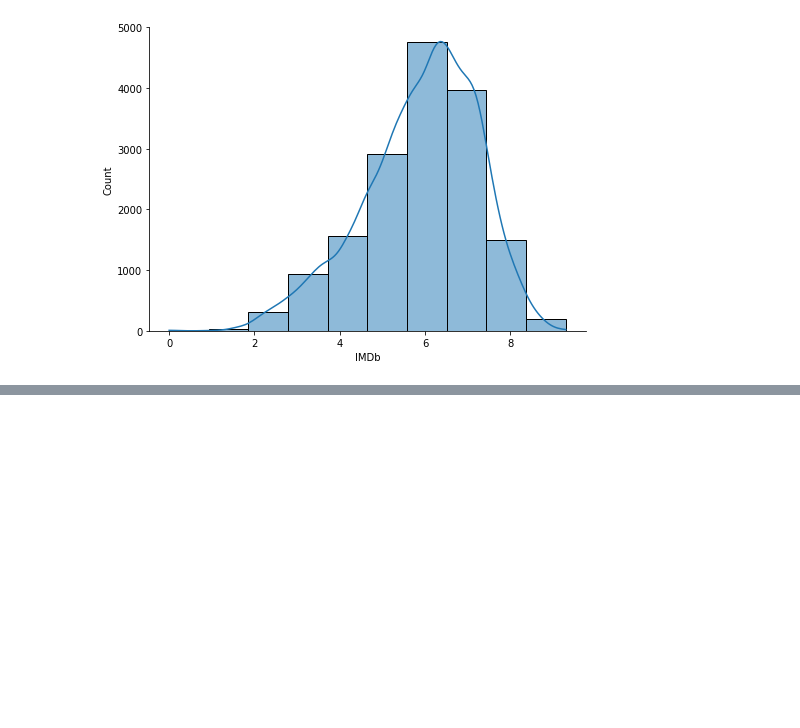
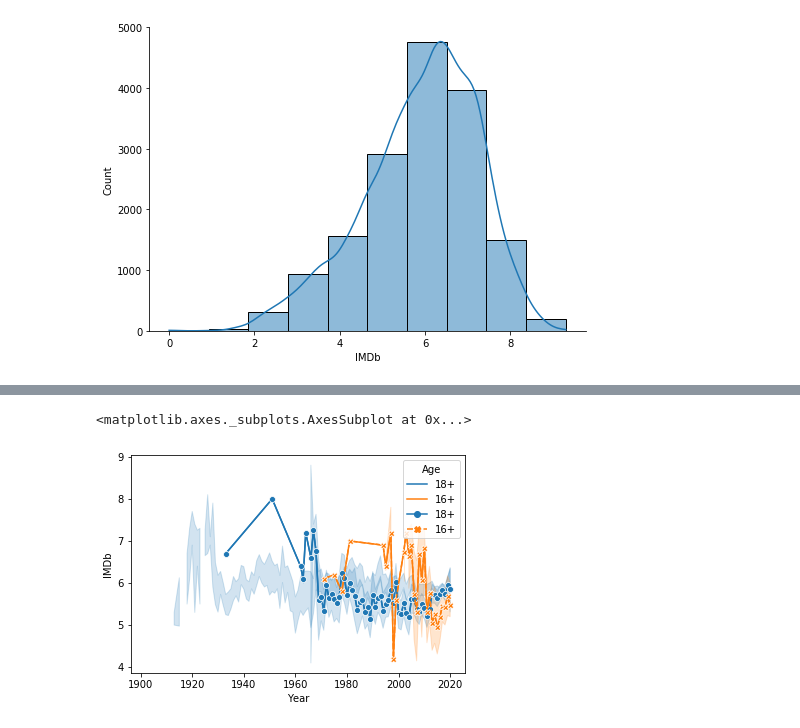
Before and after one commit to rabuhassan/my_python_adventures, a Jupyter notebook: PA419 Creating Plots with Seaborn.ipynb, the cells around one changed output, grey strips where cells are left out. Cells and saved outputs as stored; diff of their text form; code cells hidden in the pictures; blank space fills up the shorter version.

```diff
--- a/PA419 Creating Plots with Seaborn.ipynb
+++ b/PA419 Creating Plots with Seaborn.ipynb
@@ -234,0 +252,13 @@ plt.show()
+# %%
+sns.lineplot(x = 'Year', y = 'IMDb', data=movies_list, linewidth=0)
+
+sns.lineplot(x = 'Year', y = 'IMDb',
+             data=movies_list[movies_list['Age'].isin(['16+', '18+'])],
+             hue ='Age')
+
+sns.lineplot(x = 'Year', y = 'IMDb',
+             data=movies_list[movies_list['Age'].isin(['16+', '18+'])],
+             hue ='Age', style = 'Age', markers=True, ci=0)
+# %% [output]
+<matplotlib.axes._subplots.AxesSubplot at 0x...>
+[figure, added]
```
Also changed, not shown: parts of 3 cells of this notebook, 1 other file.
